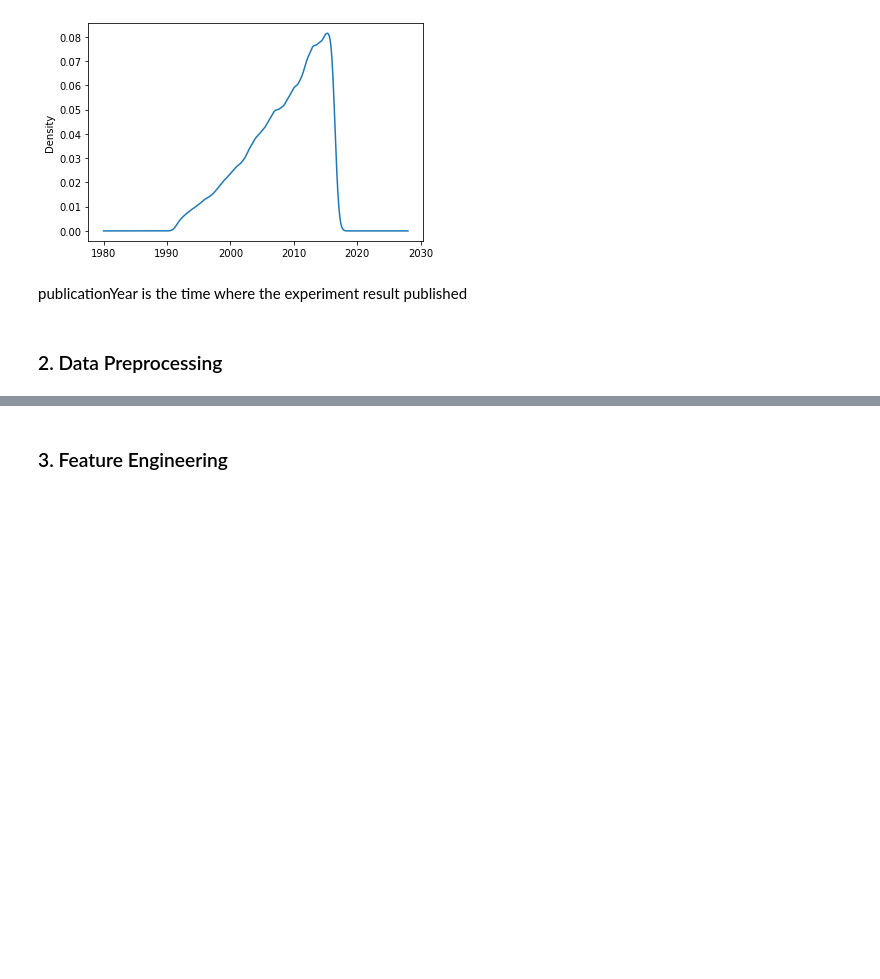
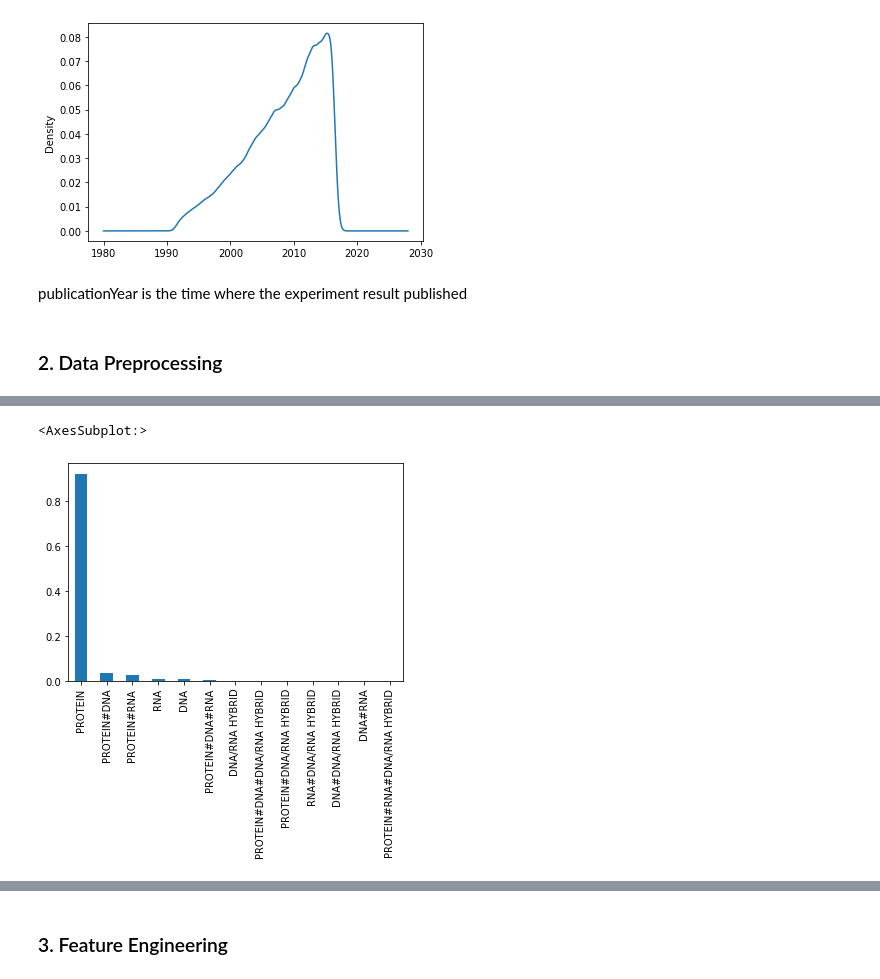
Before and after one commit to adhitizki/protein, a Jupyter notebook: notebook.ipynb, the cells around one changed output, grey strips where cells are left out. Saved outputs shown, nothing was run; the diff lists cells and outputs as text; code cells hidden in the pictures; blank space fills up the shorter version.

```diff
--- a/notebook.ipynb
+++ b/notebook.ipynb
@@ -364,0 +379,5 @@ for col in cols:
+# %%
+temp_after['macromoleculeType'].value_counts(normalize=True).plot(kind='bar')
+# %% [output]
+<AxesSubplot:>
+[figure, added]
```
Also changed, not shown: parts of 7 cells of this notebook.
